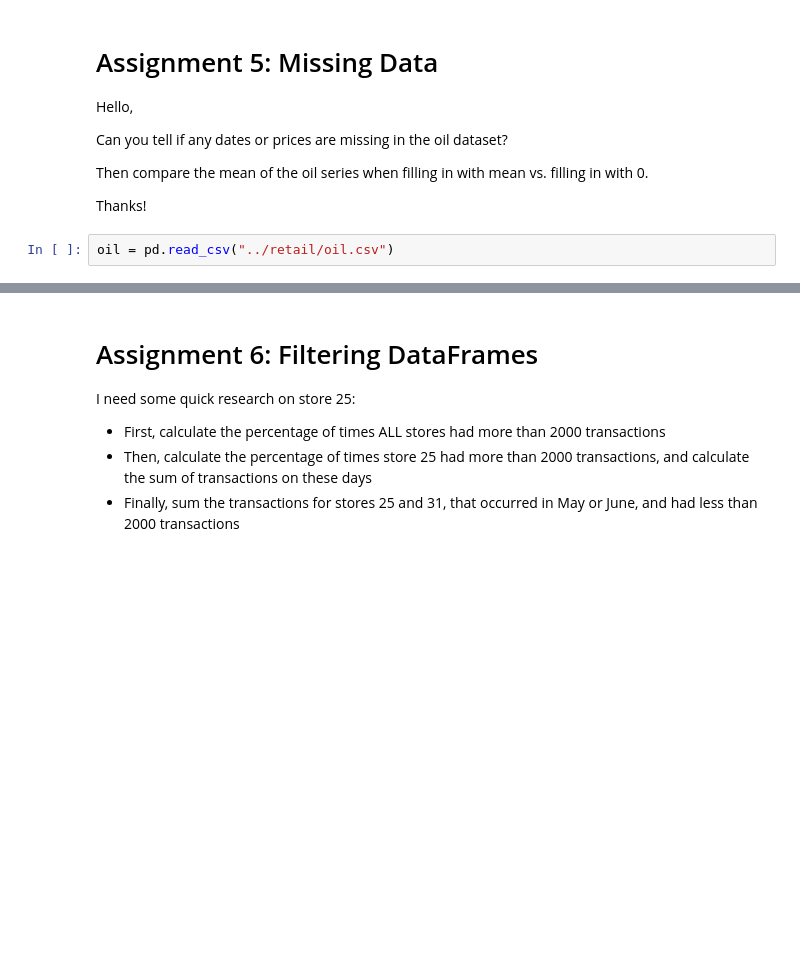
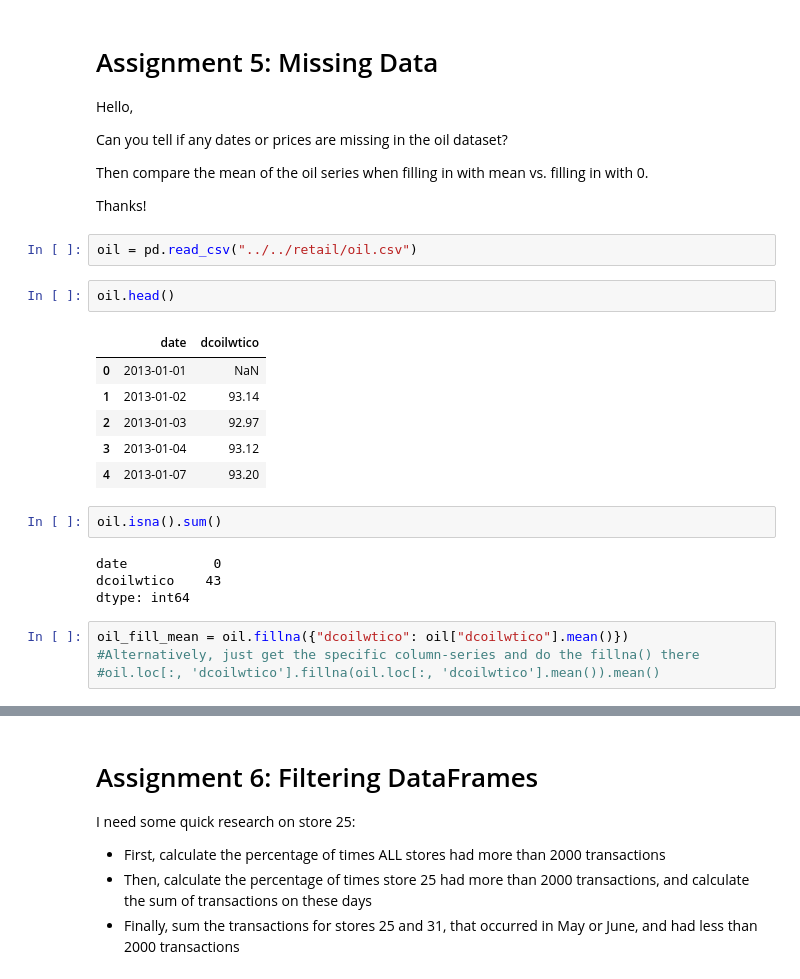
Before and after one commit to atsianis/DataframesPractice, a Jupyter notebook: section03_DataFrames.ipynb, the cells around one changed output, grey strips where cells are left out. Drawn from its saved outputs; the diff is of its cells as text; blank space fills up the shorter version.

```diff
--- a/section03_DataFrames.ipynb
+++ b/section03_DataFrames.ipynb
@@ -209,4 +209,23 @@ Then compare the mean of the oil series when filling in with mean vs. filling in
 
 Thanks!
 # %%
-oil = pd.read_csv("../retail/oil.csv")
+oil = pd.read_csv("../../retail/oil.csv")
+# %%
+oil.head()
+# %% [output]
+|  | date | dcoilwtico |
+| 0 | 2013-01-01 | NaN |
+| 1 | 2013-01-02 | 93.14 |
+| 2 | 2013-01-03 | 92.97 |
+| 3 | 2013-01-04 | 93.12 |
+| 4 | 2013-01-07 | 93.20 |
+# %%
+oil.isna().sum()
+# %% [output]
+date           0
+dcoilwtico    43
+dtype: int64
+# %%
+oil_fill_mean = oil.fillna({"dcoilwtico": oil["dcoilwtico"].mean()})
+#Alternatively, just get the specific column-series and do the fillna() there
+#oil.loc[:, 'dcoilwtico'].fillna(oil.loc[:, 'dcoilwtico'].mean()).mean()
```
Also changed, not shown: parts of 5 cells of this notebook.
